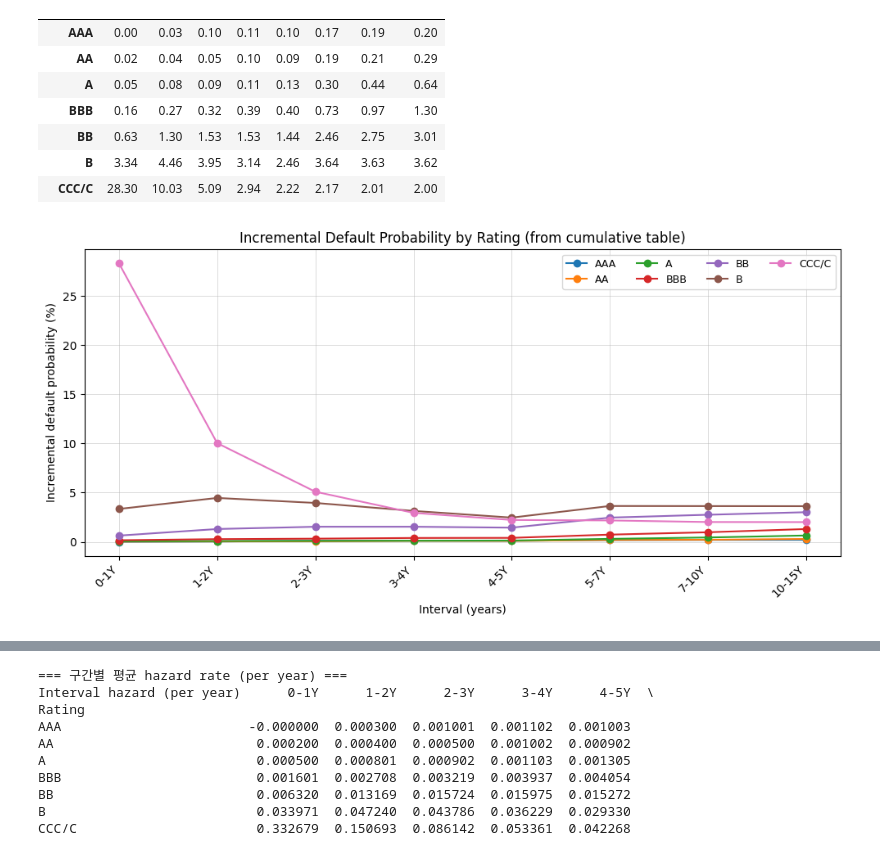
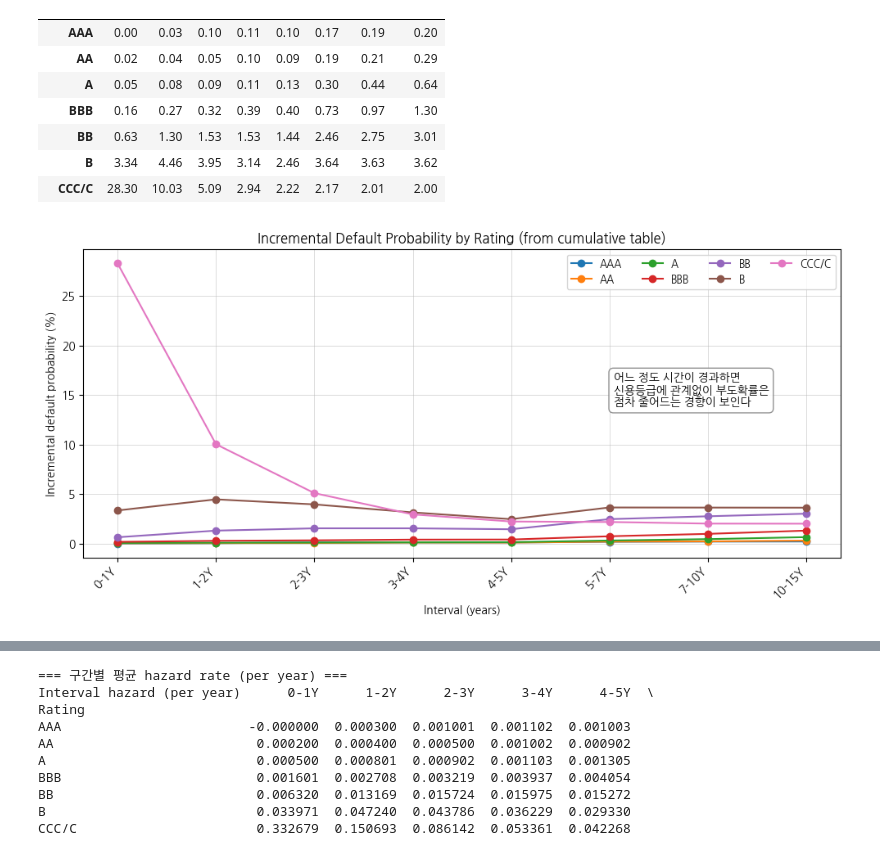
Before and after one commit to HST0077/HYOTC, a Jupyter notebook: CDS&HazardRate.ipynb, the cells around one changed output, grey strips where cells are left out. Saved outputs shown, nothing was run; the diff lists cells and outputs as text; code cells hidden in the pictures.

```diff
--- a/CDS&HazardRate.ipynb
+++ b/CDS&HazardRate.ipynb
@@ -64,27 +66,59 @@ df_inc
 | BB | 0.63 | 1.30 | 1.53 | 1.53 | 1.44 | 2.46 | 2.75 | 3.01 |
 | B | 3.34 | 4.46 | 3.95 | 3.14 | 2.46 | 3.64 | 3.63 | 3.62 |
 | CCC/C | 28.30 | 10.03 | 5.09 | 2.94 | 2.22 | 2.17 | 2.01 | 2.00 |
+# %%
+# 한글 폰트 설치
+import matplotlib as mpl
+import matplotlib.pyplot as plt
+import matplotlib.font_manager as fm
+
+# 1) 폰트 파일 경로 (존재하는 걸로 확인됨)
+FONT_PATH = "/usr/share/fonts/truetype/nanum/NanumGothic.ttf"
+
+# 2) Matplotlib 폰트 매니저에 "등록" (중요)
+fm.fontManager.addfont(FONT_PATH)
+
+# 3) 등록된 폰트의 정확한 패밀리 이름을 파일에서 다시 읽어옴
+font_name = fm.FontProperties(fname=FONT_PATH).get_name()
+
+# 4) rcParams 리셋 후 적용
+mpl.rcParams.update(mpl.rcParamsDefault)
+mpl.rcParams["font.family"] = font_name
+mpl.rcParams["axes.unicode_minus"] = False
 # %%
 # ------------------------------
 #    Plot: each rating as a line across intervals
 #    (no explicit color choices)
 # ------------------------------
 import matplotlib.pyplot as plt
 import numpy as np
 
 x = np.arange(len(interval_cols))
 
 plt.figure(figsize=(10, 5))
 for rating in df_inc.index:
     plt.plot(x, df_inc.loc[rating].values, marker="o", label=rating)
 
 plt.xticks(x, interval_cols, rotation=45, ha="right")
 plt.xlabel("Interval (years)")
 plt.ylabel("Incremental default probability (%)")
 plt.title("Incremental Default Probability by Rating (from cumulative table)")
 plt.grid(True, linewidth=0.5, alpha=0.6)
 plt.legend(ncol=4, fontsize=9)
 plt.tight_layout()
+
+ax = plt.gca()
+
+msg = "어느 정도 시간이 경과하면\n신용등급에 관계없이 부도확률은\n점차 줄어드는 경향이 보인다"
+
+ax.text(
+    0.7, 0.6, msg,                 # (x,y) 축 좌표(0~1) 기준
+    transform=ax.transAxes,
+    va="top", ha="left",
+    fontsize=10,
+    bbox=dict(boxstyle="round,pad=0.4", facecolor="white", alpha=0.85, edgecolor="gray")
+)
+
 plt.show()
 # %% [output]
-[figure, old version]
+[figure, new version]
```
Also changed, not shown: parts of 5 cells of this notebook.
